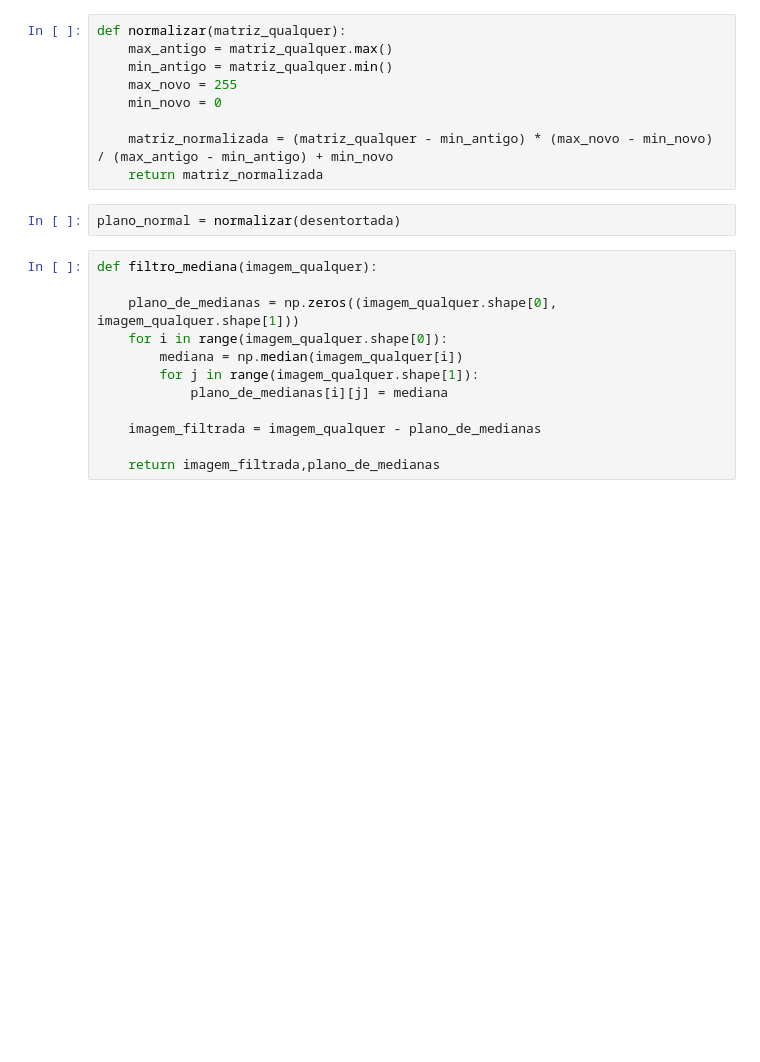
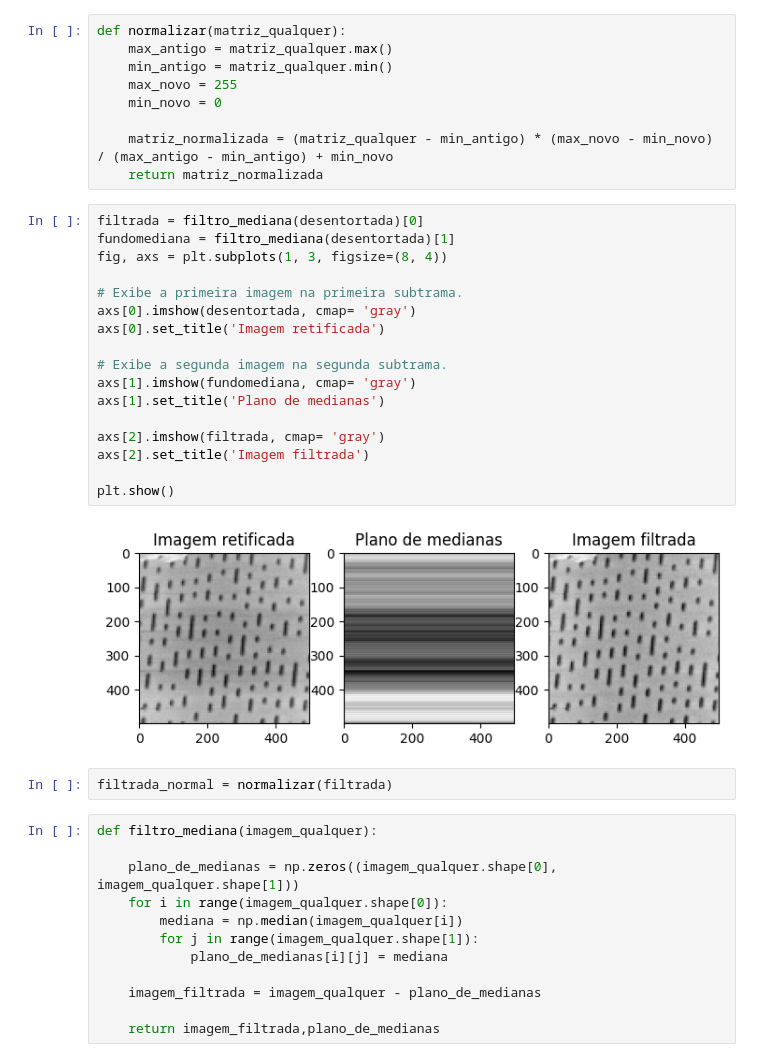
Before and after one commit to joseDavid23038/do_gwyddion_ao_python, a Jupyter notebook: Entendendo os mecanismos/Entendendo os mecanismo.ipynb, the cells around one changed output. Saved outputs shown, nothing was run; the diff lists cells and outputs as text; blank space fills up the shorter version.

```diff
--- a/Entendendo os mecanismos/Entendendo os mecanismo.ipynb
+++ b/Entendendo os mecanismos/Entendendo os mecanismo.ipynb
@@ -87,8 +83,27 @@ def normalizar(matriz_qualquer):
 
     matriz_normalizada = (matriz_qualquer - min_antigo) * (max_novo - min_novo) / (max_antigo - min_antigo) + min_novo
     return matriz_normalizada
-# %%
-plano_normal = normalizar(desentortada)
+# %%
+filtrada = filtro_mediana(desentortada)[0]
+fundomediana = filtro_mediana(desentortada)[1]
+fig, axs = plt.subplots(1, 3, figsize=(8, 4))
+
+# Exibe a primeira imagem na primeira subtrama.
+axs[0].imshow(desentortada, cmap= 'gray')
+axs[0].set_title('Imagem retificada')
+
+# Exibe a segunda imagem na segunda subtrama.
+axs[1].imshow(fundomediana, cmap= 'gray')
+axs[1].set_title('Plano de medianas')
+
+axs[2].imshow(filtrada, cmap= 'gray')
+axs[2].set_title('Imagem filtrada')
+
+plt.show()
+# %% [output]
+[figure, added]
+# %%
+filtrada_normal = normalizar(filtrada)
 # %%
 def filtro_mediana(imagem_qualquer):
 
```
Also changed, not shown: parts of 4 cells of this notebook.
